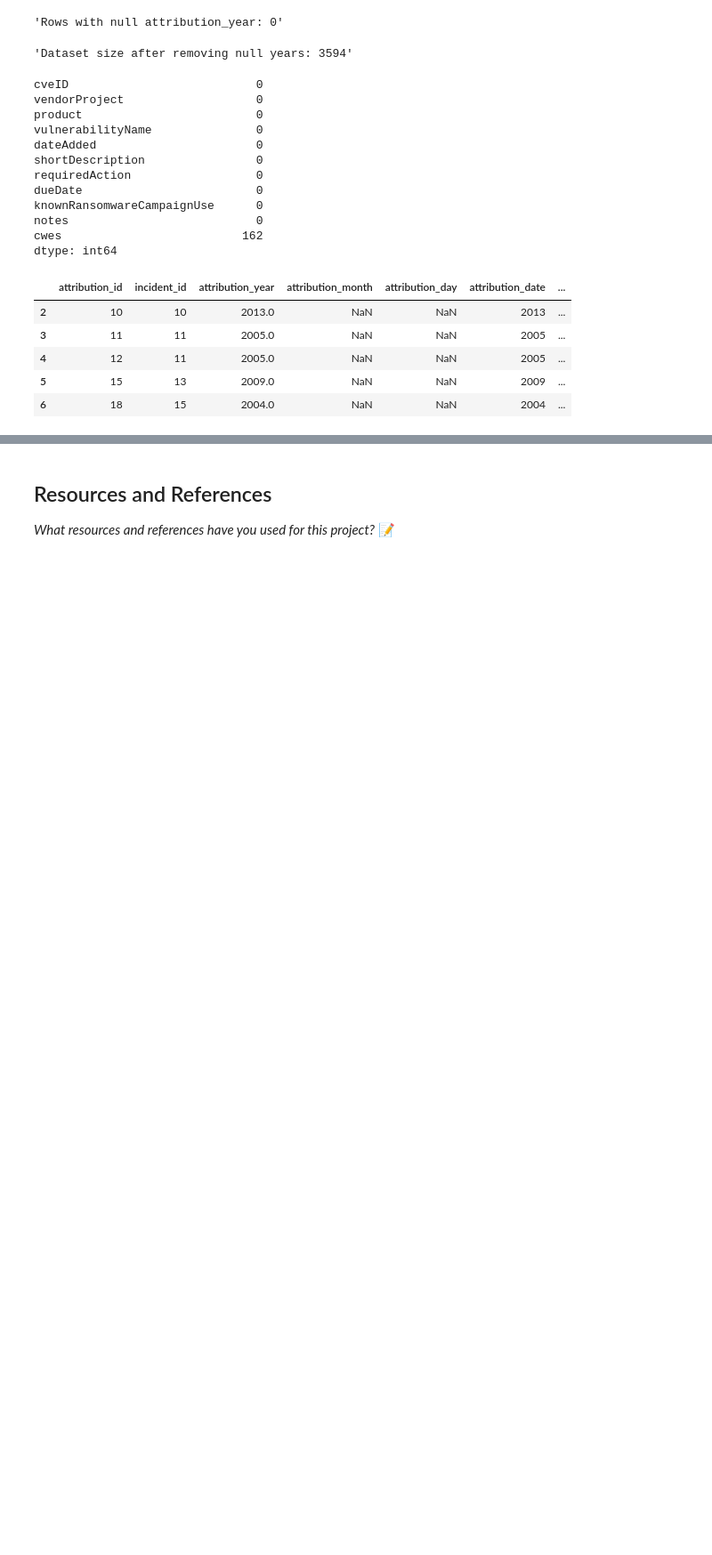
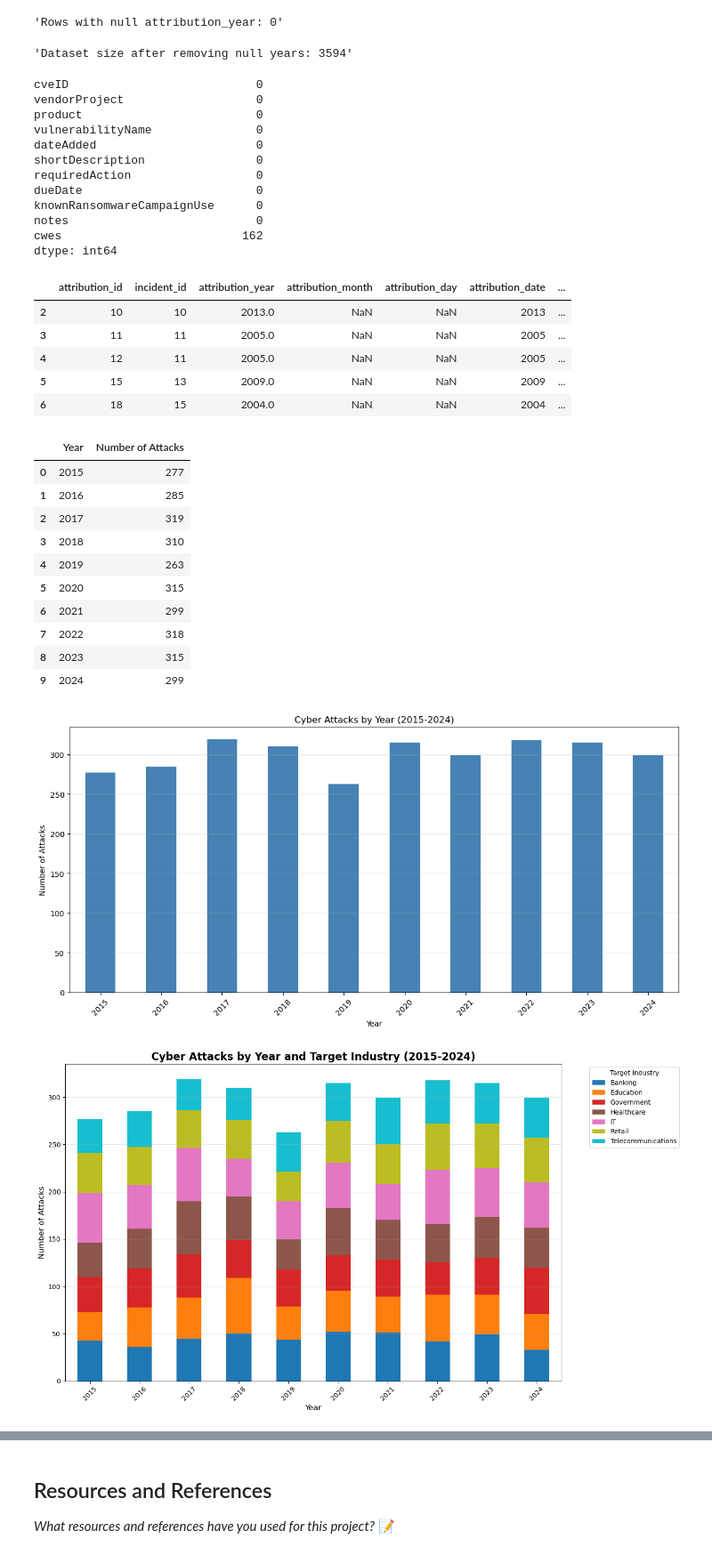
Before and after one commit to IT4063C001-Fall2025/final-project-sethpa, a Jupyter notebook: source.ipynb, the cells around one changed output, grey strips where cells are left out. Shown: that part at 89% size. Cells and saved outputs as stored; diff of their text form; code cells hidden in the pictures; blank space fills up the shorter version.

Commit message:
Initial analysis on Global_Cybersecurity_Threasts dataset

```diff
--- a/source.ipynb
+++ b/source.ipynb
@@ -221,3 +221,61 @@ dtype: int64
 | 4 | 12 | 11 | 2005.0 | NaN | NaN | 2005 | ... |
 | 5 | 15 | 13 | 2009.0 | NaN | NaN | 2009 | ... |
 | 6 | 18 | 15 | 2004.0 | NaN | NaN | 2004 | ... |
+# %%
+# Global security threats data specific analysis
+# import matplotlib
+import matplotlib.pyplot as plt
+
+# Variables for analysis
+attacks_by_year = global_security_threats['Year'].value_counts().sort_index()
+industry_year = pd.crosstab(global_security_threats['Year'], global_security_threats['Target Industry'])
+attack_counts = global_security_threats['Attack Type'].value_counts()
+
+# Count of cyber attacks by year
+attacks_by_year_df = attacks_by_year.reset_index()
+attacks_by_year_df.columns = ['Year', 'Number of Attacks']
+display(attacks_by_year_df)
+
+# Bar plot of cyber attacks by year
+plt.figure(figsize=(12, 6))
+attacks_by_year.plot(kind='bar', color='steelblue')
+plt.title('Cyber Attacks by Year (2015-2024)')
+plt.xlabel('Year')
+plt.ylabel('Number of Attacks')
+plt.xticks(rotation=45)
+plt.grid(axis='y', alpha=0.3)
+plt.tight_layout()
+plt.show()
+
+# Bar plot of cyber attacks by year and target industry
+fig, ax = plt.subplots(figsize=(14, 8))
+industry_year.plot(kind='bar', stacked=True, ax=ax, colormap='tab10')
+plt.title('Cyber Attacks by Year and Target Industry (2015-2024)', fontsize=16, fontweight='bold')
+plt.xlabel('Year', fontsize=12)
+plt.ylabel('Number of Attacks', fontsize=12)
+plt.legend(title='Target Industry', bbox_to_anchor=(1.05, 1), loc='upper left')
+plt.xticks(rotation=45)
+plt.grid(axis='y', alpha=0.3)
+plt.tight_layout()
+plt.show()
+
+# Pie chart of attack type distribution
+fig, ax = plt.subplots(figsize=(10, 8))
+ax.pie(attack_counts.values, labels=attack_counts.index, autopct='%1.1f%%', startangle=90)
+plt.title('Distribution of Attack Types (2015-2024)', fontsize=16, fontweight='bold')
+plt.tight_layout()
+plt.show()
+# %% [output]
+|  | Year | Number of Attacks |
+| 0 | 2015 | 277 |
+| 1 | 2016 | 285 |
+| 2 | 2017 | 319 |
+| 3 | 2018 | 310 |
+| 4 | 2019 | 263 |
+| 5 | 2020 | 315 |
+| 6 | 2021 | 299 |
+| 7 | 2022 | 318 |
+| 8 | 2023 | 315 |
+| 9 | 2024 | 299 |
+[figure, added]
+[figure, added]
```
Also changed, not shown: parts of 2 cells of this notebook.
